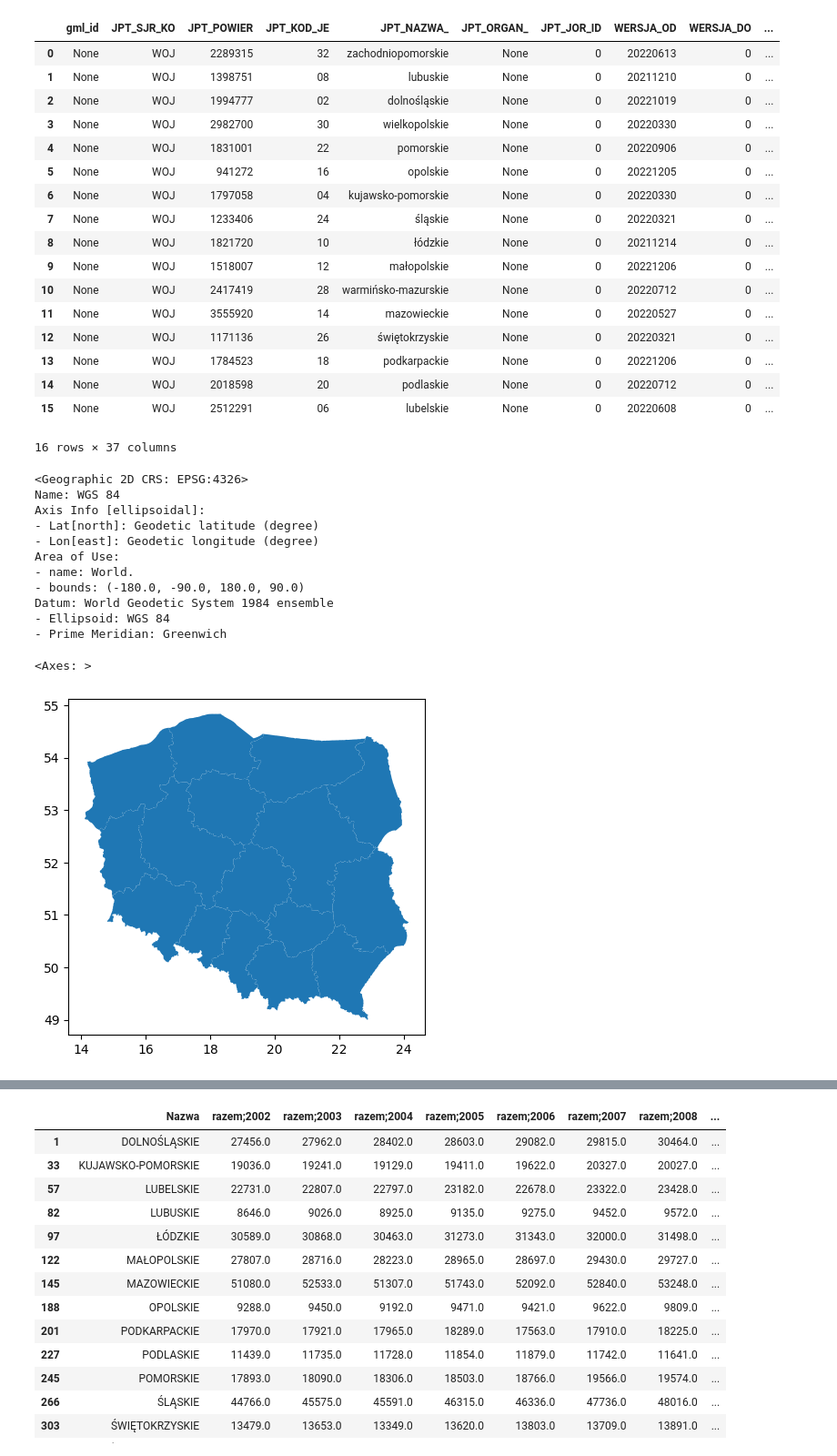
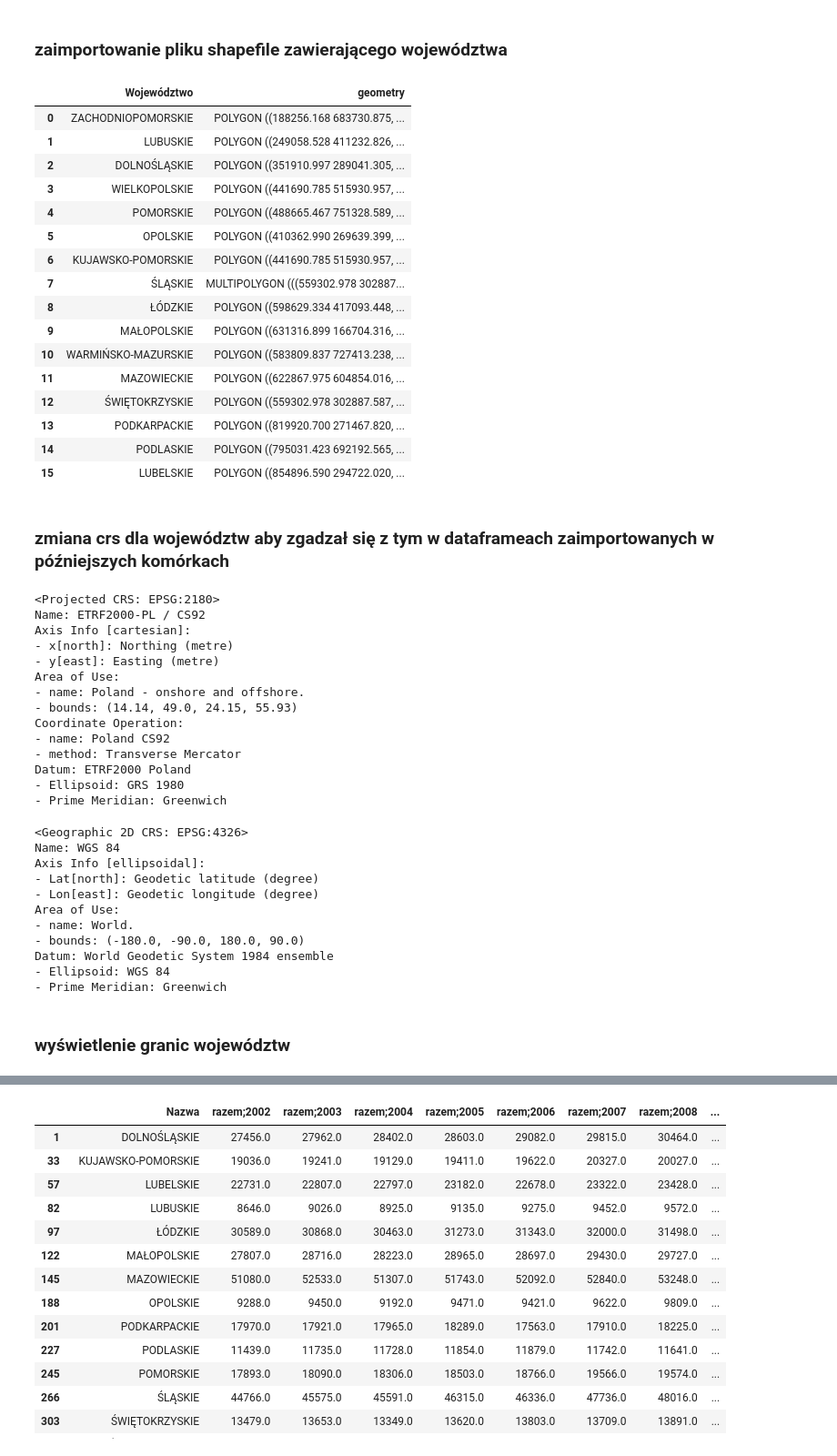
Before and after one commit to Aszlas545/ADP, a Jupyter notebook: project.ipynb, the cells around one changed output, grey strips where cells are left out. Shown at 91% size. Drawn from its saved outputs; the diff is of its cells as text; code cells hidden in the pictures.

```diff
--- a/project.ipynb
+++ b/project.ipynb
@@ -61,29 +75,50 @@ pop_2014_plot = pop_2014_gdf.plot(column="Z",
+# %% [markdown]
+### zaimportowanie pliku shapefile zawierającego województwa
+# %%
+wojewodztwa_gdf = gpd.read_file("wojewodztwa/wojewodztwa.shp")
+wojewodztwa_gdf = wojewodztwa_gdf[['JPT_NAZWA_', 'geometry']]
+wojewodztwa_gdf.rename(columns={'JPT_NAZWA_': 'Województwo'}, inplace=True)
+wojewodztwa_gdf['Województwo'] = wojewodztwa_gdf['Województwo'].str.upper()
+display(wojewodztwa_gdf)
+# %% [output]
+|  | Województwo | geometry |
+| 0 | ZACHODNIOPOMORSKIE | POLYGON ((188256.168 683730.875, ... |
+| 1 | LUBUSKIE | POLYGON ((249058.528 411232.826, ... |
+| 2 | DOLNOŚLĄSKIE | POLYGON ((351910.997 289041.305, ... |
+| 3 | WIELKOPOLSKIE | POLYGON ((441690.785 515930.957, ... |
+| 4 | POMORSKIE | POLYGON ((488665.467 751328.589, ... |
+| 5 | OPOLSKIE | POLYGON ((410362.990 269639.399, ... |
+| 6 | KUJAWSKO-POMORSKIE | POLYGON ((441690.785 515930.957, ... |
+| 7 | ŚLĄSKIE | MULTIPOLYGON (((559302.978 302887... |
+| 8 | ŁÓDZKIE | POLYGON ((598629.334 417093.448, ... |
+| 9 | MAŁOPOLSKIE | POLYGON ((631316.899 166704.316, ... |
+| 10 | WARMIŃSKO-MAZURSKIE | POLYGON ((583809.837 727413.238, ... |
+| 11 | MAZOWIECKIE | POLYGON ((622867.975 604854.016, ... |
+| 12 | ŚWIĘTOKRZYSKIE | POLYGON ((559302.978 302887.587, ... |
+| 13 | PODKARPACKIE | POLYGON ((819920.700 271467.820, ... |
+| 14 | PODLASKIE | POLYGON ((795031.423 692192.565, ... |
+| 15 | LUBELSKIE | POLYGON ((854896.590 294722.020, ... |
+# %% [markdown]
+### zmiana crs dla województw aby zgadzał się z tym w dataframeach zaimportowanych w późniejszych komórkach
 # %%
-wojewodztwa_gdf = gpd.read_file("wojewodztwa/wojewodztwa.shp")
-
-display(wojewodztwa_gdf)
+display(wojewodztwa_gdf["geometry"].crs)
 wojewodztwa_gdf["geometry"] = wojewodztwa_gdf["geometry"].to_crs("EPSG:4326")
 display(wojewodztwa_gdf["geometry"].crs)
-wojewodztwa_gdf.plot()
 # %% [output]
-|  | gml_id | JPT_SJR_KO | JPT_POWIER | JPT_KOD_JE | JPT_NAZWA_ | JPT_ORGAN_ | JPT_JOR_ID | WERSJA_OD | WERSJA_DO | ... |
-| 0 | None | WOJ | 2289315 | 32 | zachodniopomorskie | None | 0 | 20220613 | 0 | ... |
-| 1 | None | WOJ | 1398751 | 08 | lubuskie | None | 0 | 20211210 | 0 | ... |
-| 2 | None | WOJ | 1994777 | 02 | dolnośląskie | None | 0 | 20221019 | 0 | ... |
-| 3 | None | WOJ | 2982700 | 30 | wielkopolskie | None | 0 | 20220330 | 0 | ... |
-| 4 | None | WOJ | 1831001 | 22 | pomorskie | None | 0 | 20220906 | 0 | ... |
-| 5 | None | WOJ | 941272 | 16 | opolskie | None | 0 | 20221205 | 0 | ... |
-| 6 | None | WOJ | 1797058 | 04 | kujawsko-pomorskie | None | 0 | 20220330 | 0 | ... |
-| 7 | None | WOJ | 1233406 | 24 | śląskie | None | 0 | 20220321 | 0 | ... |
-| 8 | None | WOJ | 1821720 | 10 | łódzkie | None | 0 | 20211214 | 0 | ... |
-| 9 | None | WOJ | 1518007 | 12 | małopolskie | None | 0 | 20221206 | 0 | ... |
-| 10 | None | WOJ | 2417419 | 28 | warmińsko-mazurskie | None | 0 | 20220712 | 0 | ... |
-| 11 | None | WOJ | 3555920 | 14 | mazowieckie | None | 0 | 20220527 | 0 | ... |
-| 12 | None | WOJ | 1171136 | 26 | świętokrzyskie | None | 0 | 20220321 | 0 | ... |
-| 13 | None | WOJ | 1784523 | 18 | podkarpackie | None | 0 | 20221206 | 0 | ... |
-| 14 | None | WOJ | 2018598 | 20 | podlaskie | None | 0 | 20220712 | 0 | ... |
-| 15 | None | WOJ | 2512291 | 06 | lubelskie | None | 0 | 20220608 | 0 | ... |
-16 rows × 37 columns
+<Projected CRS: EPSG:2180>
+Name: ETRF2000-PL / CS92
+Axis Info [cartesian]:
+- x[north]: Northing (metre)
+- y[east]: Easting (metre)
+Area of Use:
+- name: Poland - onshore and offshore.
+- bounds: (14.14, 49.0, 24.15, 55.93)
+Coordinate Operation:
+- name: Poland CS92
+- method: Transverse Mercator
+Datum: ETRF2000 Poland
+- Ellipsoid: GRS 1980
+- Prime Meridian: Greenwich
 <Geographic 2D CRS: EPSG:4326>
 Name: WGS 84
 Axis Info [ellipsoidal]:
@@ -95,5 +130,5 @@ Area of Use:
 Datum: World Geodetic System 1984 ensemble
 - Ellipsoid: WGS 84
 - Prime Meridian: Greenwich
-<Axes: >
-[figure, removed]
+# %% [markdown]
+### wyświetlenie granic województw
```
Also changed, not shown: parts of 21 cells of this notebook.
